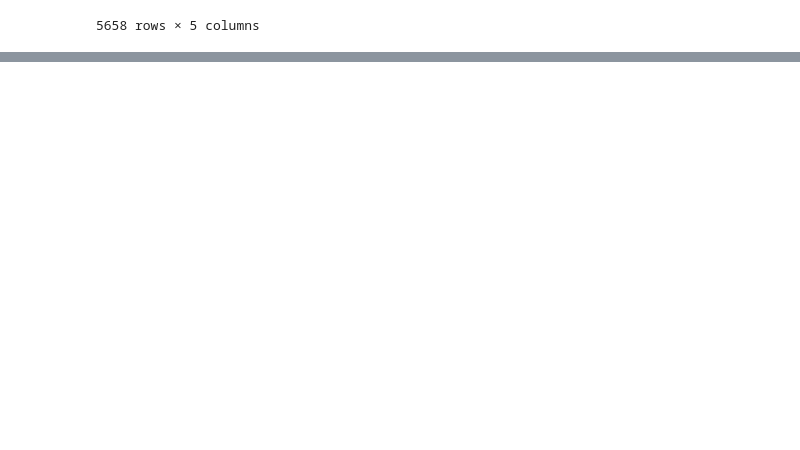
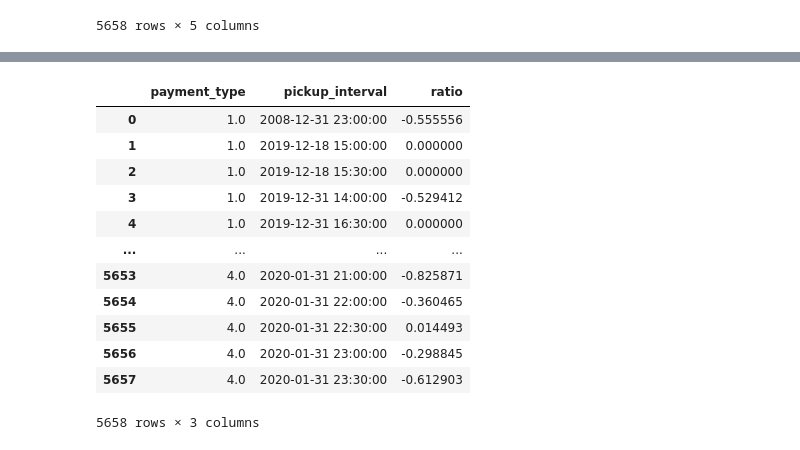
Before and after one commit to rmarconzini/FCS_project, a Jupyter notebook: project.ipynb, the cells around one changed output, grey strips where cells are left out. Saved outputs shown, nothing was run; the diff lists cells and outputs as text; code cells hidden in the pictures; blank space fills up the shorter version.

```diff
--- a/project.ipynb
+++ b/project.ipynb
@@ -351,0 +356,28 @@ display(merged_avg_fare)
+# %%
+df_diff = df_avg_fare.groupby(["payment_type", "pickup_interval"]).agg(
+    fare_difference_df=("avg_fare_amount", "mean")
+).reset_index()
+
+merged_diff = pd.merge(
+    merged_avg_fare, df_diff, on=["payment_type", "pickup_interval"]
+)
+
+merged_diff["ratio"] = merged_diff["fare_difference"] / merged_diff["fare_difference_df"]
+
+# Output the result
+mask = ["payment_type", "pickup_interval", "ratio"]
+display(merged_diff[mask])
+# %% [output]
+|  | payment_type | pickup_interval | ratio |
+| 0 | 1.0 | 2008-12-31 23:00:00 | -0.555556 |
+| 1 | 1.0 | 2019-12-18 15:00:00 | 0.000000 |
+| 2 | 1.0 | 2019-12-18 15:30:00 | 0.000000 |
+| 3 | 1.0 | 2019-12-31 14:00:00 | -0.529412 |
+| 4 | 1.0 | 2019-12-31 16:30:00 | 0.000000 |
+| ... | ... | ... | ... |
+| 5653 | 4.0 | 2020-01-31 21:00:00 | -0.825871 |
+| 5654 | 4.0 | 2020-01-31 22:00:00 | -0.360465 |
+| 5655 | 4.0 | 2020-01-31 22:30:00 | 0.014493 |
+| 5656 | 4.0 | 2020-01-31 23:00:00 | -0.298845 |
+| 5657 | 4.0 | 2020-01-31 23:30:00 | -0.612903 |
+5658 rows × 3 columns
```
Also changed, not shown: parts of 10 cells of this notebook.
